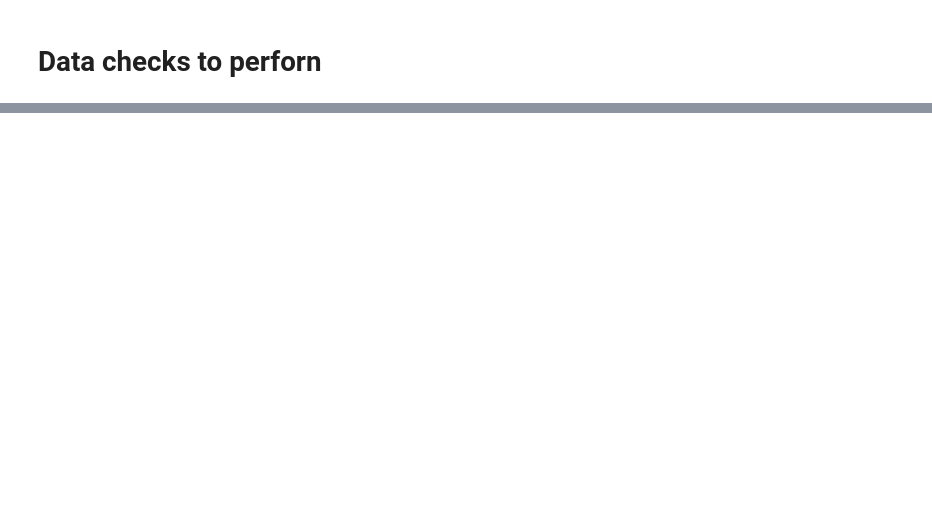
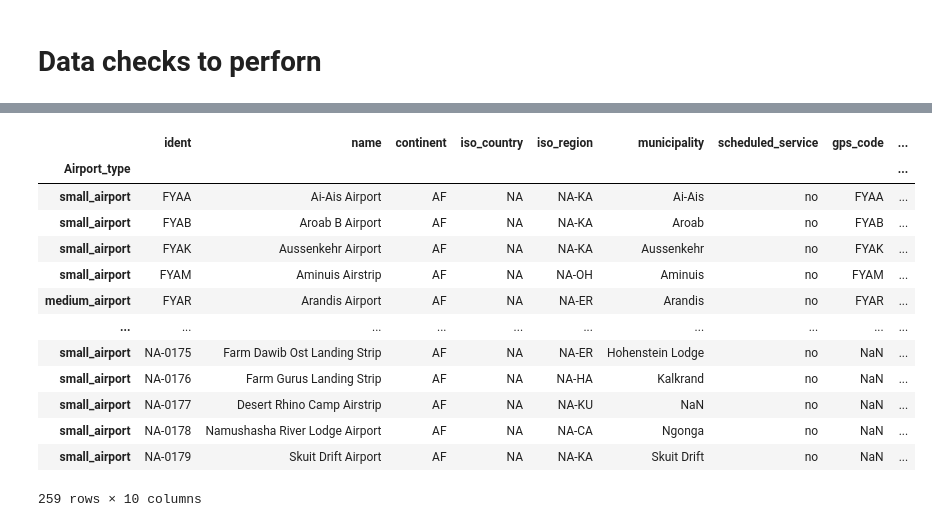
Before and after one commit to shivakumarsanugula/Kaggle, a Jupyter notebook: eda-feature-engineering-of-global-aviation-hub.ipynb, the cells around one changed output, grey strips where cells are left out. Cells and saved outputs as stored; diff of their text form; code cells hidden in the pictures; blank space fills up the shorter version.

```diff
--- a/eda-feature-engineering-of-global-aviation-hub.ipynb
+++ b/eda-feature-engineering-of-global-aviation-hub.ipynb
@@ -62,0 +234,17 @@ df[numerical_features].isnull().mean()
+# %%
+data[data['iso_country'] == 'NA']
+# %% [output]
+|  | ident | name | continent | iso_country | iso_region | municipality | scheduled_service | gps_code | ... |
+| Airport_type |  |  |  |  |  |  |  |  | ... |
+| small_airport | FYAA | Ai-Ais Airport | AF | NA | NA-KA | Ai-Ais | no | FYAA | ... |
+| small_airport | FYAB | Aroab B Airport | AF | NA | NA-KA | Aroab | no | FYAB | ... |
+| small_airport | FYAK | Aussenkehr Airport | AF | NA | NA-KA | Aussenkehr | no | FYAK | ... |
+| small_airport | FYAM | Aminuis Airstrip | AF | NA | NA-OH | Aminuis | no | FYAM | ... |
+| medium_airport | FYAR | Arandis Airport | AF | NA | NA-ER | Arandis | no | FYAR | ... |
+| ... | ... | ... | ... | ... | ... | ... | ... | ... | ... |
+| small_airport | NA-0175 | Farm Dawib Ost Landing Strip | AF | NA | NA-ER | Hohenstein Lodge | no | NaN | ... |
+| small_airport | NA-0176 | Farm Gurus Landing Strip | AF | NA | NA-HA | Kalkrand | no | NaN | ... |
+| small_airport | NA-0177 | Desert Rhino Camp Airstrip | AF | NA | NA-KU | NaN | no | NaN | ... |
+| small_airport | NA-0178 | Namushasha River Lodge Airport | AF | NA | NA-CA | Ngonga | no | NaN | ... |
+| small_airport | NA-0179 | Skuit Drift Airport | AF | NA | NA-KA | Skuit Drift | no | NaN | ... |
+259 rows × 10 columns
```
Also changed, not shown: parts of 61 cells of this notebook.
